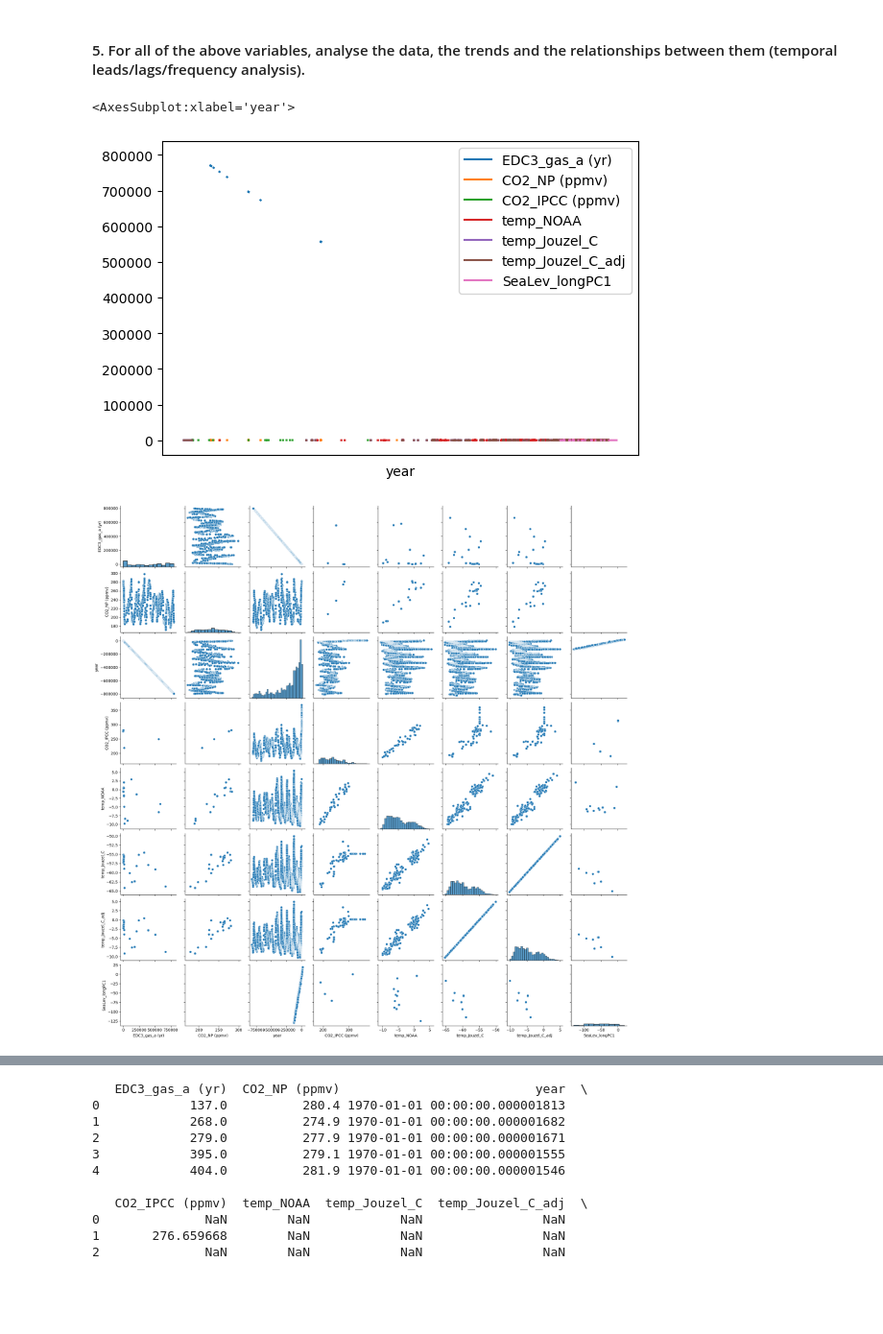
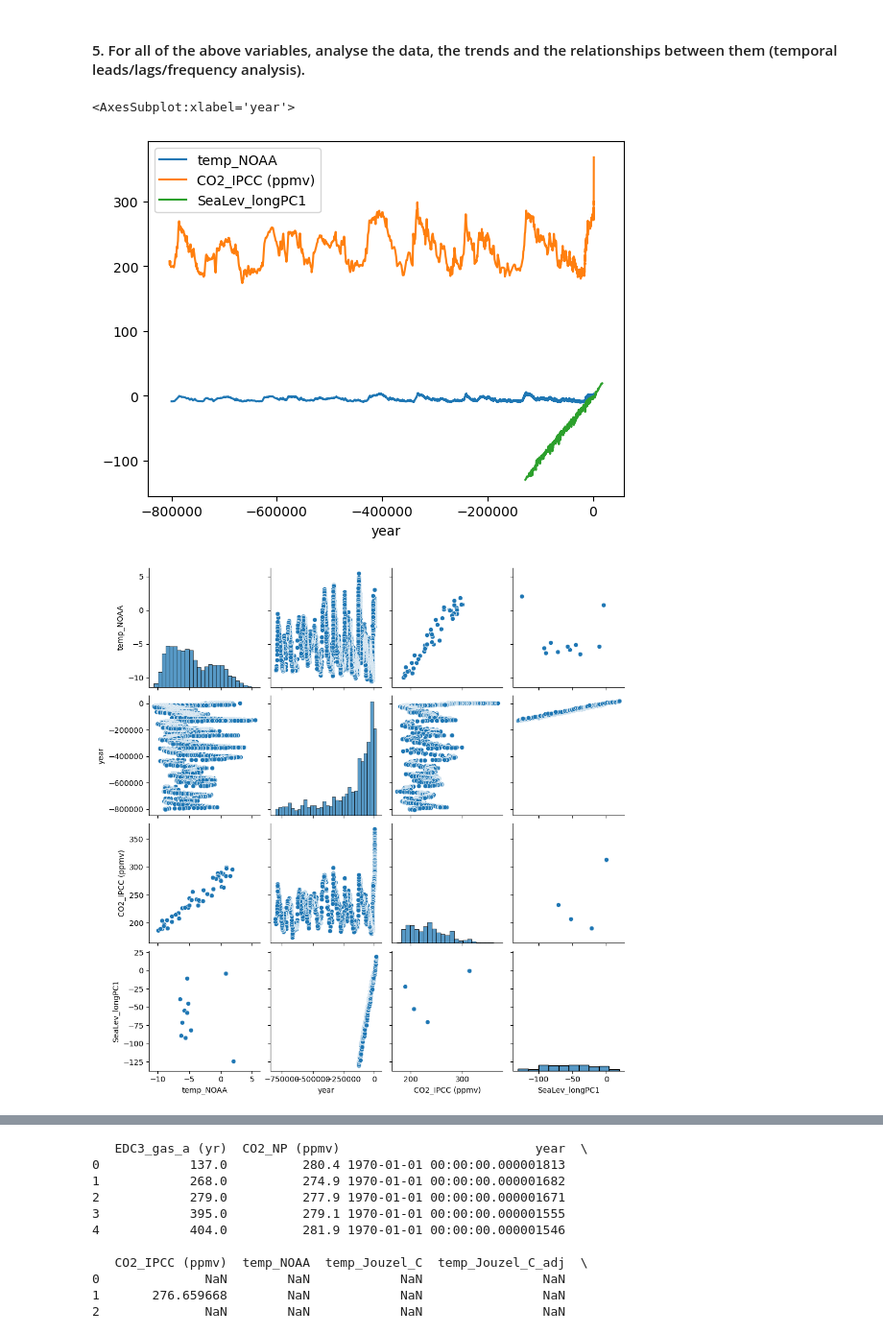
Before and after one commit to OlgaKnut/Programming-for-Data-Analysis-Project-2, a Jupyter notebook: pfda_project_2.ipynb, the cells around one changed output, grey strips where cells are left out. Shown at 96% size. Saved outputs shown, nothing was run; the diff lists cells and outputs as text; code cells hidden in the pictures; blank space fills up the shorter version.

```diff
--- a/pfda_project_2.ipynb
+++ b/pfda_project_2.ipynb
@@ -585 +580,4 @@ all_CO2_temp_sealev_df=pd.merge(merge_CO2_temp_df, sea_level_NOAA_df, on="year",
+# %%
+CO2_temp_merge_df= pd.merge(Temp_NOAA_df, CO2_IPCC_df, on="year", how="outer")
+CO2_temp_sealev_merge_df=pd.merge(CO2_temp_merge_df, sea_level_NOAA_df, on="year", how="outer")
 # %%
@@ -629,14 +602,14 @@ all_CO2_temp_sealev_df.to_csv('merge_all.csv', index=False)
 #### 5. For all of the above variables, analyse the data, the trends and the relationships between them (temporal leads/lags/frequency analysis).
 # %%
 
-df = all_CO2_temp_sealev_df.set_index('year')
+df = CO2_temp_sealev_merge_df.set_index('year')
 df.plot()
 # %% [output]
 <AxesSubplot:xlabel='year'>
-[figure, old version]
+[figure, new version]
 # %%
-pairplot = sns.pairplot(all_CO2_temp_sealev_df)
+pairplot = sns.pairplot(CO2_temp_sealev_merge_df)
 plt.show()
 # %% [output]
-[figure, old version]
+[figure, new version]
 # %%
```
Also changed, not shown: parts of 10 cells of this notebook, 4 other files.
